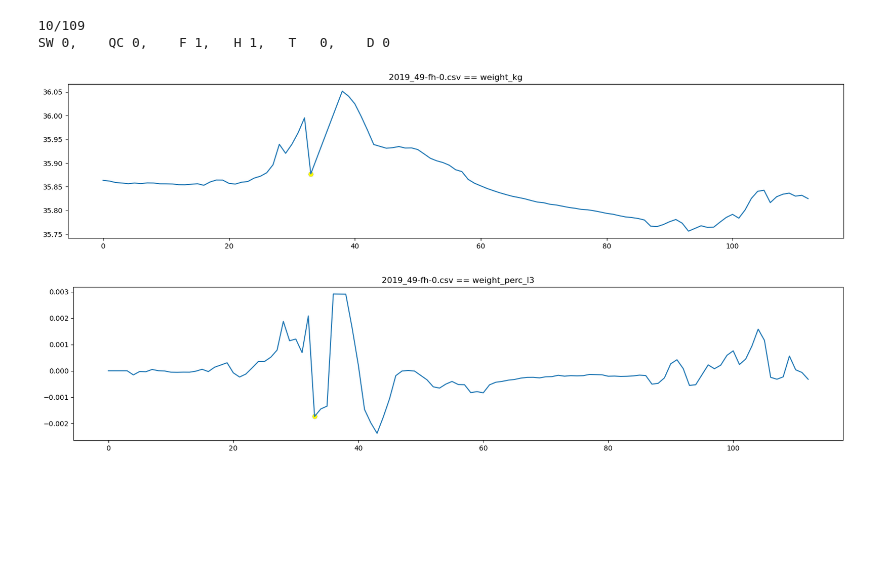
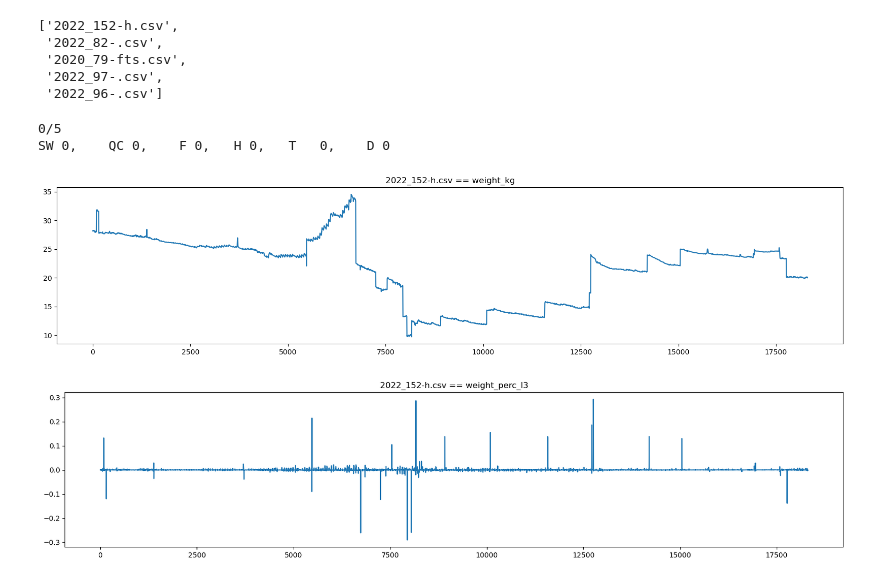
Before and after one commit to Lantain/HiveMonitor, a Jupyter notebook: visuals/visualize.ipynb, the cells around one changed output. Cells and saved outputs as stored; diff of their text form; code cells hidden in the pictures; blank space fills up the shorter version.

```diff
--- a/visuals/visualize.ipynb
+++ b/visuals/visualize.ipynb
@@ -1,10 +1,10 @@
 # %%
 import pandas as pd
 from pandas import DataFrame
-import main
+import main as main
 import os
 
-SRC_DIR =  '../dataset/b_parsed_20m/parsed/feeding'
+SRC_DIR =  'dataset/modern/full_dataset_20'
 
 columns = [
     # 'temp_mid',
@@ -14,35 +14,44 @@ columns = [
     # 't_perc_l10',
     # 'h_perc_l10',
 ]
+# %%
+files = os.listdir(SRC_DIR)
+files
+# %% [output]
+['2022_152-h.csv',
+ '2022_82-.csv',
+ '2020_79-fts.csv',
+ '2022_97-.csv',
+ '2022_96-.csv']
 # %%
-files = os.listdir(SRC_DIR)
-index = 10
+
+index = 0
 
 print(f'{index}/{len(files)}')
 file = files[index]
 df = pd.read_csv(f'{SRC_DIR}/{file}')
 
 try:
     swarming_indexes = df[df['swarming'] == 1].index
     queencell_indexes = df[df['queencell'] == 1].index
     feeding_indexes = df[df['feeding'] == 1].index
     honey_indexes = df[df['honey'] == 1].index
     treatment_indexes = df[df['treatment'] == 1].index
     died_indexes = df[df['died'] == 1].index
 except:
     swarming_indexes = []
     queencell_indexes = []
     feeding_indexes = []
     honey_indexes = []
     treatment_indexes = []
     died_indexes = []
 
 print (f'SW {len(swarming_indexes)},    QC {len(queencell_indexes)},    F {len(feeding_indexes)},   H {len(honey_indexes)},   T   {len(treatment_indexes)},    D {len(died_indexes)}')
 for col in columns:
     title = os.path.basename(file) + ' == ' + col
     main.show_graph(df[col], title, swarming_indexes, queencell_indexes, feeding_indexes, honey_indexes, treatment_indexes, died_indexes)
 # %% [output]
-10/109
-SW 0,    QC 0,    F 1,   H 1,   T   0,    D 0
+0/5
+SW 0,    QC 0,    F 0,   H 0,   T   0,    D 0
-[figure, old version]
+[figure, new version]
-[figure, old version]
+[figure, new version]
```
Also changed, not shown: 7 other files.
